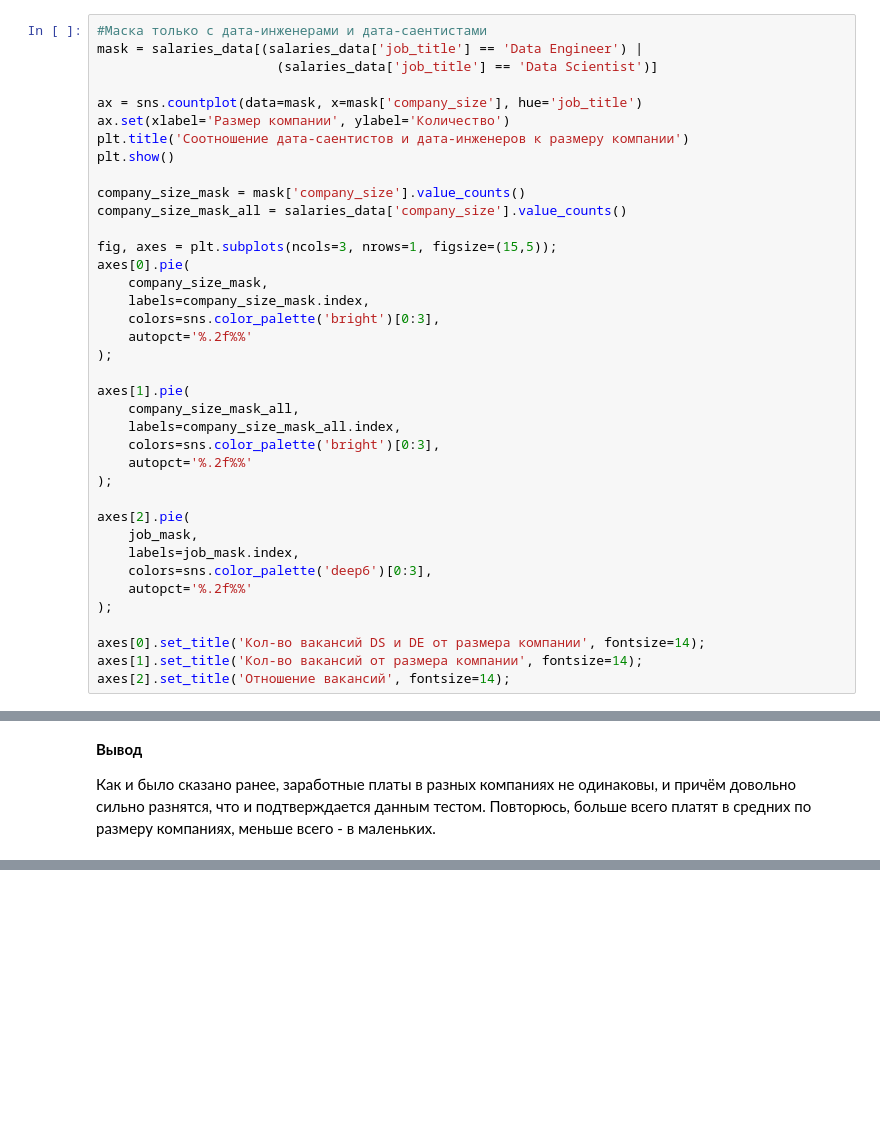
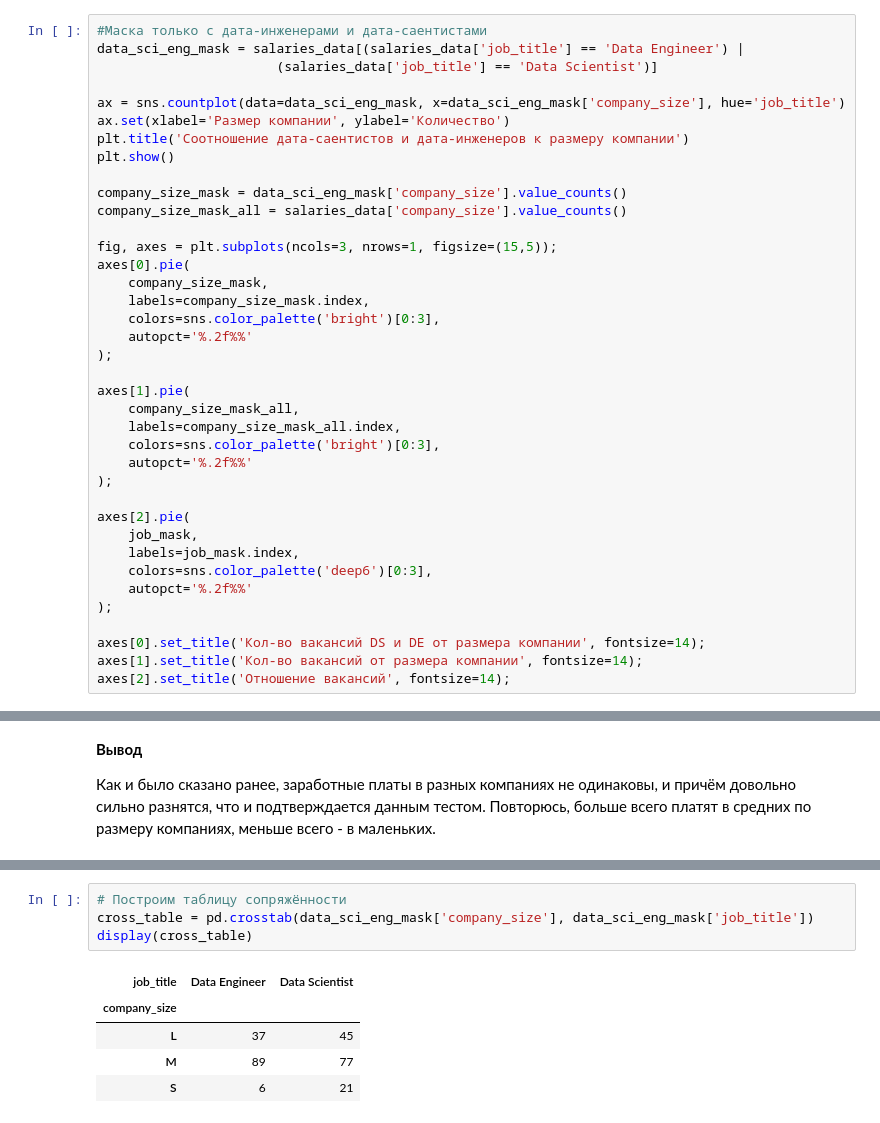
Before and after one commit to Elancinos/SF_DS_COURSE, a Jupyter notebook: Studies/EDA-4/EDA-4_practice.ipynb, the cells around one changed output, grey strips where cells are left out. Cells and saved outputs as stored; diff of their text form; blank space fills up the shorter version.

```diff
--- a/Studies/EDA-4/EDA-4_practice.ipynb
+++ b/Studies/EDA-4/EDA-4_practice.ipynb
@@ -363,15 +363,15 @@ fig7
 Посмотрим, есть ли взаимосвязь между размерами компании и наличием долностей Data Scientist и Data Engineer.
 # %%
 #Маска только с дата-инженерами и дата-саентистами
-mask = salaries_data[(salaries_data['job_title'] == 'Data Engineer') |
+data_sci_eng_mask = salaries_data[(salaries_data['job_title'] == 'Data Engineer') |
                        (salaries_data['job_title'] == 'Data Scientist')]
 
-ax = sns.countplot(data=mask, x=mask['company_size'], hue='job_title')
+ax = sns.countplot(data=data_sci_eng_mask, x=data_sci_eng_mask['company_size'], hue='job_title')
 ax.set(xlabel='Размер компании', ylabel='Количество')
 plt.title('Соотношение дата-саентистов и дата-инженеров к размеру компании')
 plt.show()
 
-company_size_mask = mask['company_size'].value_counts()
+company_size_mask = data_sci_eng_mask['company_size'].value_counts()
 company_size_mask_all = salaries_data['company_size'].value_counts()
 
 fig, axes = plt.subplots(ncols=3, nrows=1, figsize=(15,5));
@@ -662,0 +680,10 @@ p-значение меньше, чем заданный уровень знач
+# %%
+# Построим таблицу сопряжённости
+cross_table = pd.crosstab(data_sci_eng_mask['company_size'], data_sci_eng_mask['job_title'])
+display(cross_table)
+# %% [output]
+| job_title | Data Engineer | Data Scientist |
+| company_size |  |  |
+| L | 37 | 45 |
+| M | 89 | 77 |
+| S | 6 | 21 |
```
Also changed, not shown: parts of 5 cells of this notebook.
